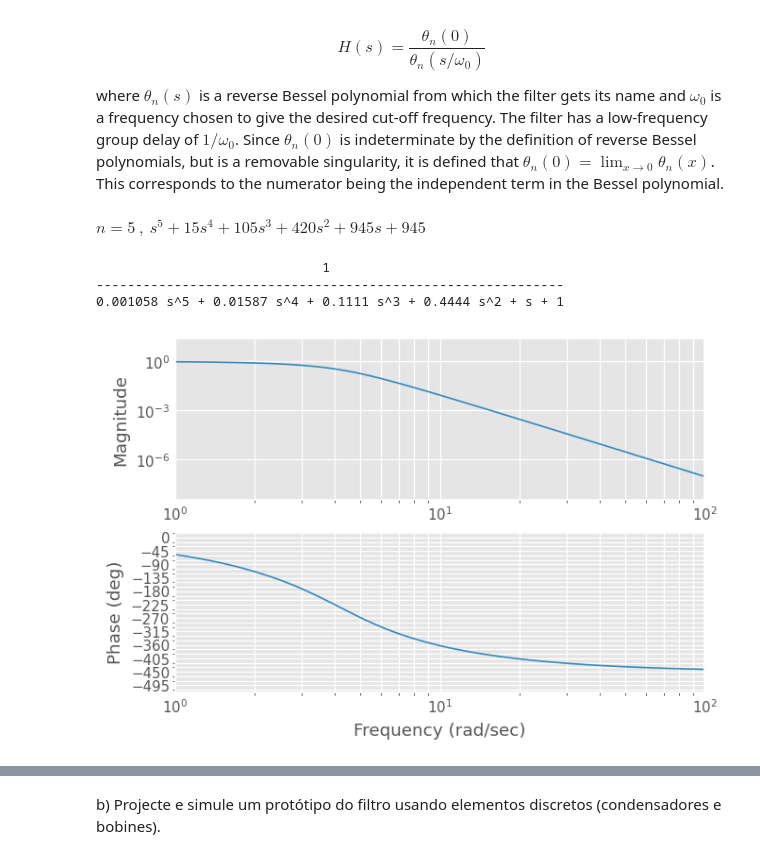
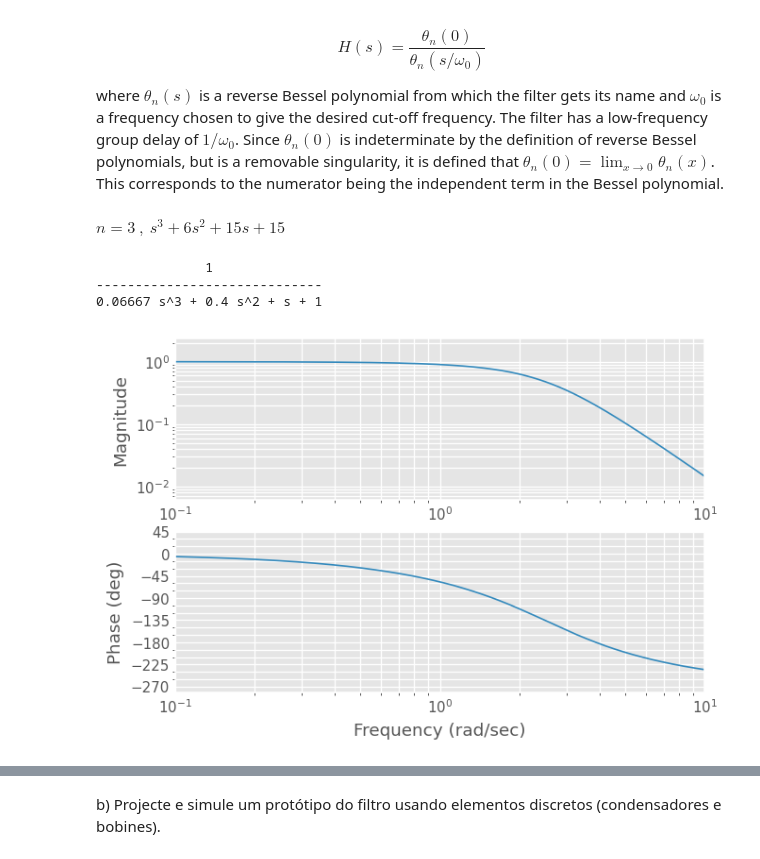
Before and after one commit to martinhofigueiredo/ERF, a Jupyter notebook: Lab5/lab5.ipynb, the cells around one changed output, grey strips where cells are left out. Saved outputs shown, nothing was run; the diff lists cells and outputs as text; code cells hidden in the pictures.

```diff
--- a/Lab5/lab5.ipynb
+++ b/Lab5/lab5.ipynb
@@ -140,18 +123,18 @@ def besselpoly(n: int):
 # %%
 def besselfilter(n):
     poly = besselpoly(n)
 
     dividend = poly[0]
     poly.reverse()
     for k in range(len(poly)):
         poly[k] = poly[k]/dividend
     H = control.tf(1, poly)
     print(H)
     control.bode(H)
-besselfilter(5)
+besselfilter(3)
 # %% [output]
-$n = 5\ ,\ s^{5} + 15s^{4} + 105s^{3} + 420s^{2} + 945s +  945 $
+$n = 3\ ,\ s^{3} + 6s^{2} + 15s +  15 $
-                             1
-------------------------------------------------------------
-0.001058 s^5 + 0.01587 s^4 + 0.1111 s^3 + 0.4444 s^2 + s + 1
+              1
+-----------------------------
+0.06667 s^3 + 0.4 s^2 + s + 1
-[figure, old version]
+[figure, new version]
```
Also changed, not shown: parts of 6 cells of this notebook, 7 other files.
